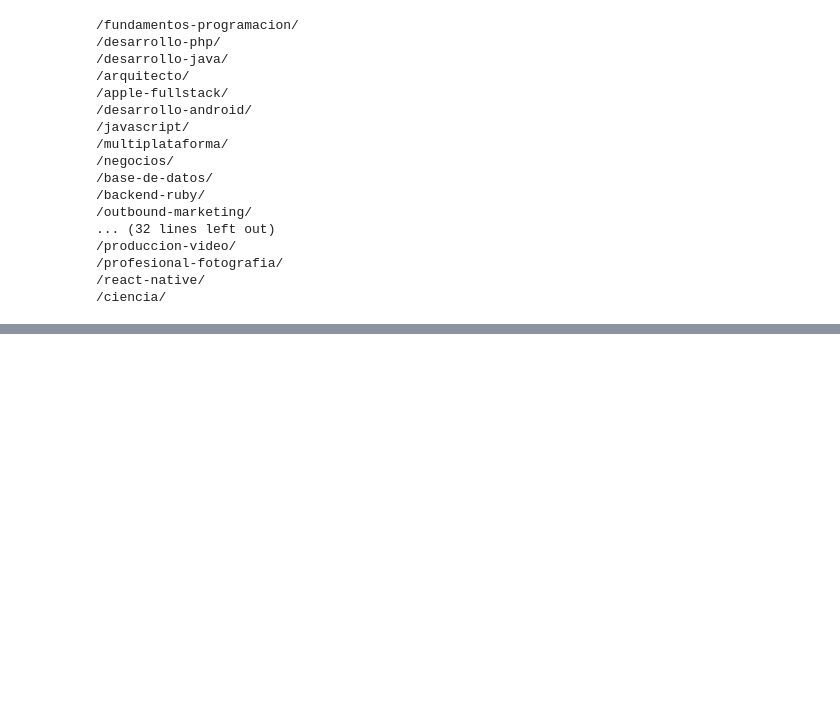
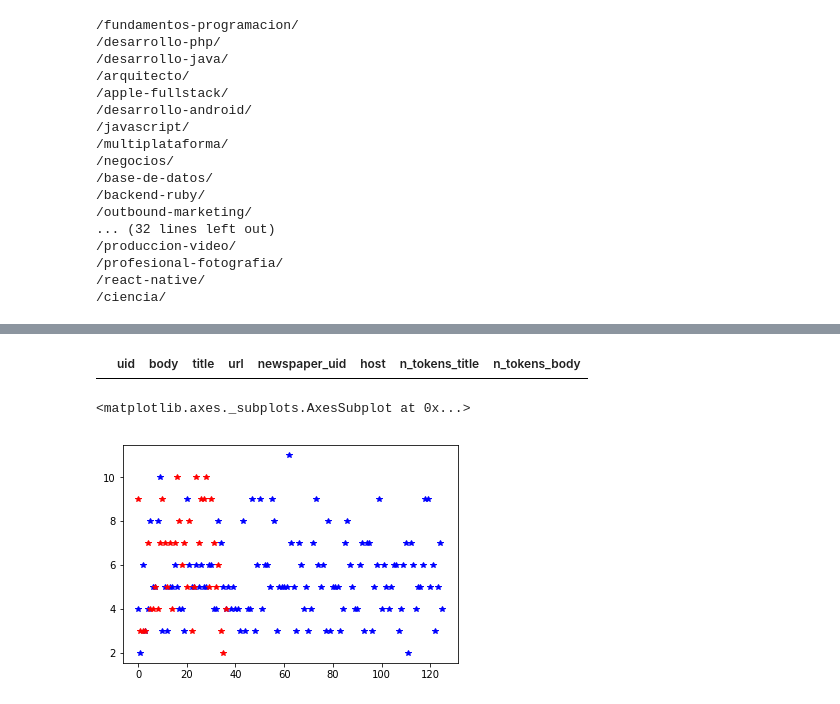
Before and after one commit to manito969/Portfolio-Learning-Projects, a Jupyter notebook: Platzi_Data/Platzi data Live.ipynb, the cells around one changed output, grey strips where cells are left out. Drawn from its saved outputs; the diff is of its cells as text; code cells hidden in the pictures; blank space fills up the shorter version.

```diff
--- a/Platzi_Data/Platzi data Live.ipynb
+++ b/Platzi_Data/Platzi data Live.ipynb
@@ -56,0 +508,3 @@ for course in courses:
+# %%
+clean_eluniversal = pd.read_csv('web_scrapper/Clean_elpais_2018_11_09_articles.csv')
+clean_elpais = pd.read_csv('web_scrapper/Clean_eluniversal_2018_11_08_articles.csv')
@@ -56,0 +535,4 @@ for course in courses:
+# %%
+clean_elpais.loc[clean_elpais['n_tokens_title'] == 0]
+# %% [output]
+|  | uid | body | title | url | newspaper_uid | host | n_tokens_title | n_tokens_body |
@@ -56,0 +541,6 @@ for course in courses:
+# %%
+clean_elpais['n_tokens_title'].plot(style='b*')
+clean_eluniversal['n_tokens_title'].plot(style='r*')
+# %% [output]
+<matplotlib.axes._subplots.AxesSubplot at 0x...>
+[figure, added]
```
Also changed, not shown: parts of 55 cells of this notebook, 21 other files.
